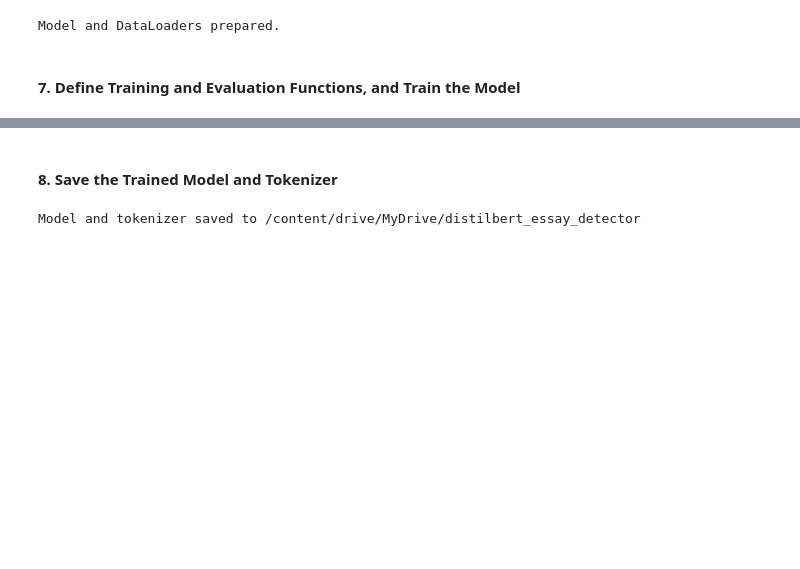
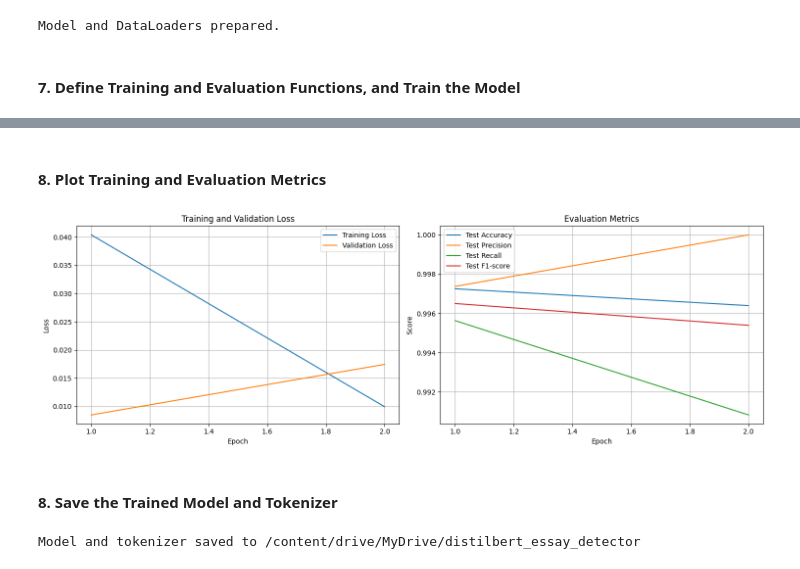
Before and after one commit to Stecklert1/UST--Deep-Learning-2026, a Jupyter notebook: Deep Learning Final Project.ipynb, the cells around one changed output, grey strips where cells are left out. Cells and saved outputs as stored; diff of their text form; code cells hidden in the pictures; blank space fills up the shorter version.

```diff
--- a/Deep Learning Final Project.ipynb
+++ b/Deep Learning Final Project.ipynb
@@ -274,3 +313,36 @@ Training complete.
+# %% [markdown]
+#### 8. Plot Training and Evaluation Metrics
+# %%
+epochs_range = range(1, len(train_losses) + 1)
+
+plt.figure(figsize=(15, 5))
+
+# Plot Training & Validation Loss
+plt.subplot(1, 2, 1)
+plt.plot(epochs_range, train_losses, label='Training Loss')
+plt.plot(epochs_range, val_losses, label='Validation Loss')
+plt.title('Training and Validation Loss')
+plt.xlabel('Epoch')
+plt.ylabel('Loss')
+plt.legend()
+plt.grid(True)
+
+# Plot Evaluation Metrics (Accuracy, Precision, Recall, F1-score)
+plt.subplot(1, 2, 2)
+plt.plot(epochs_range, test_accuracies, label='Test Accuracy')
+plt.plot(epochs_range, test_precisions, label='Test Precision')
+plt.plot(epochs_range, test_recalls, label='Test Recall')
+plt.plot(epochs_range, test_f1_scores, label='Test F1-score')
+plt.title('Evaluation Metrics')
+plt.xlabel('Epoch')
+plt.ylabel('Score')
+plt.legend()
+plt.grid(True)
+
+plt.tight_layout()
+plt.show()
+# %% [output]
+[figure, added]
 # %% [markdown]
 #### 8. Save the Trained Model and Tokenizer
 # %%
```
Also changed, not shown: parts of 37 cells of this notebook.
